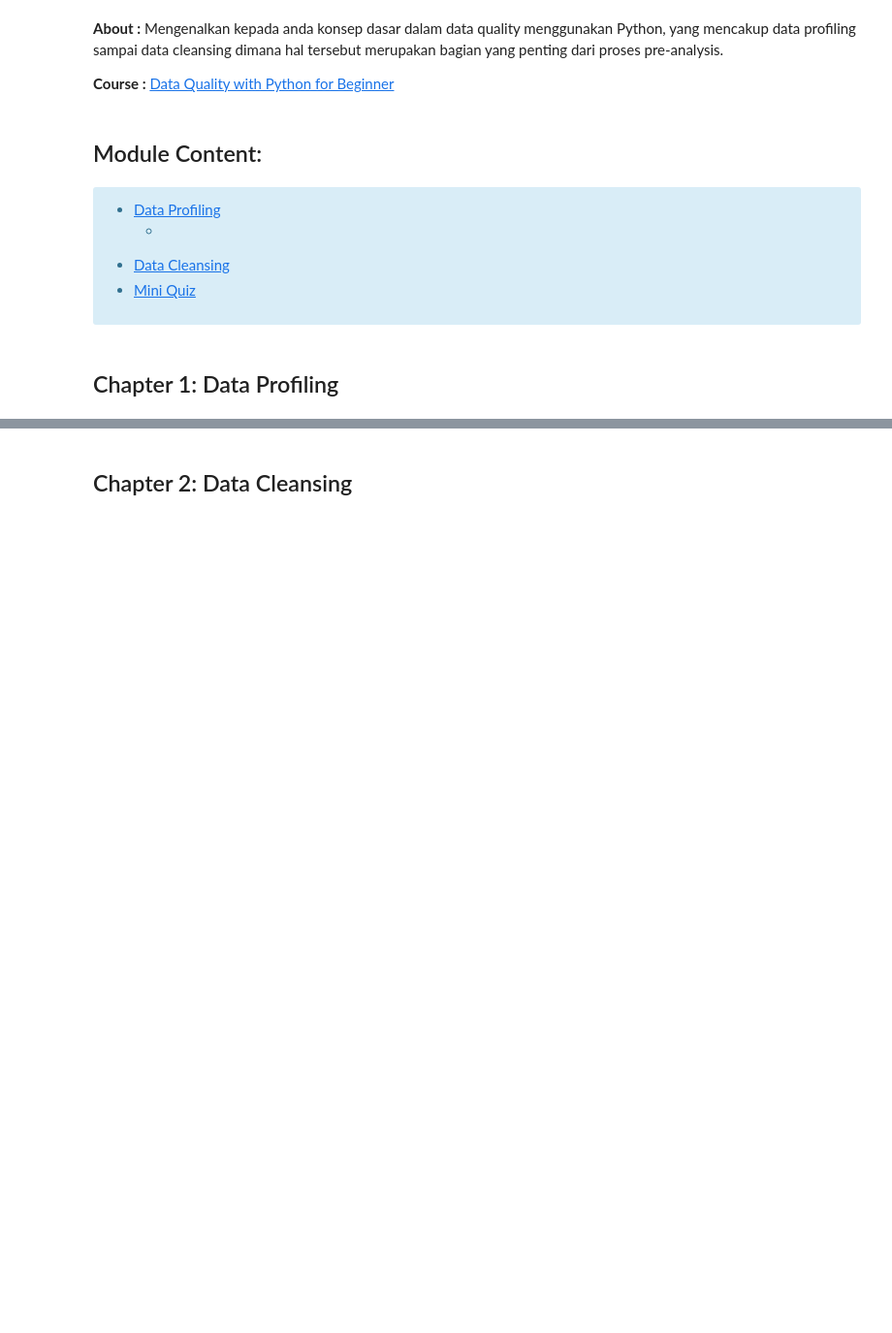
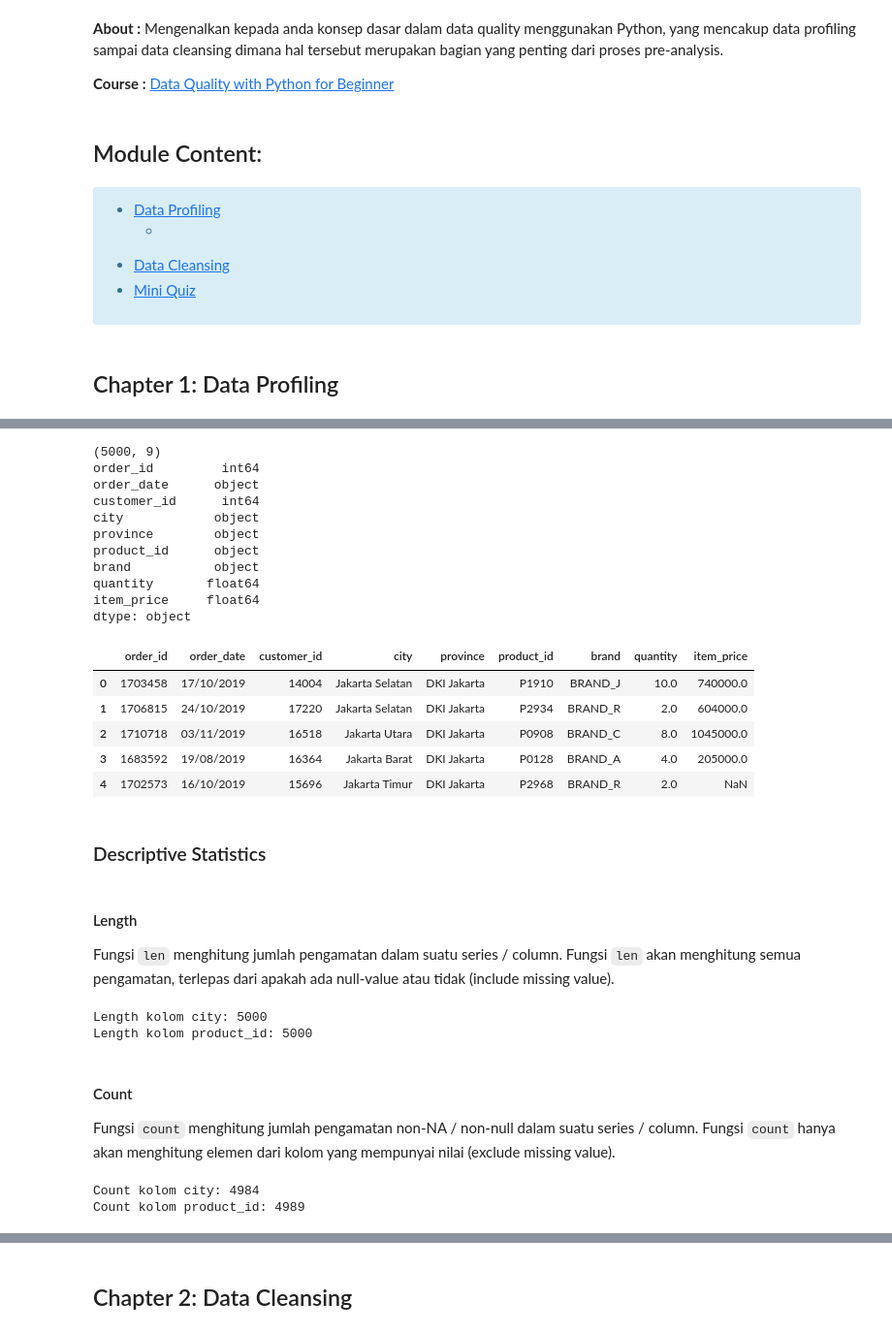
Before and after one commit to himayatulmillah/dqlab-course, a Jupyter notebook: Data Quality with Python for Beginner.ipynb, the cells around one changed output, grey strips where cells are left out. Shown at 97% size. Cells and saved outputs as stored; diff of their text form; code cells hidden in the pictures; blank space fills up the shorter version.

```diff
--- a/Data Quality with Python for Beginner.ipynb
+++ b/Data Quality with Python for Beginner.ipynb
@@ -23,0 +34,64 @@
+# %%
+# import library yang dibutuhkan
+import pandas as pd
+import numpy as np
+import io
+import pandas_profiling
+
+# load dataset
+retail_raw = pd.read_csv('https://dqlab-dataset.s3-ap-southeast-1.amazonaws.com/retail_raw_reduced_data_quality.csv')
+
+# inspeksi data
+print(retail_raw.shape)
+print(retail_raw.dtypes)
+retail_raw.head()
+# %% [output]
+(5000, 9)
+order_id         int64
+order_date      object
+customer_id      int64
+city            object
+province        object
+product_id      object
+brand           object
+quantity       float64
+item_price     float64
+dtype: object
+|  | order_id | order_date | customer_id | city | province | product_id | brand | quantity | item_price |
+| 0 | 1703458 | 17/10/2019 | 14004 | Jakarta Selatan | DKI Jakarta | P1910 | BRAND_J | 10.0 | 740000.0 |
+| 1 | 1706815 | 24/10/2019 | 17220 | Jakarta Selatan | DKI Jakarta | P2934 | BRAND_R | 2.0 | 604000.0 |
+| 2 | 1710718 | 03/11/2019 | 16518 | Jakarta Utara | DKI Jakarta | P0908 | BRAND_C | 8.0 | 1045000.0 |
+| 3 | 1683592 | 19/08/2019 | 16364 | Jakarta Barat | DKI Jakarta | P0128 | BRAND_A | 4.0 | 205000.0 |
+| 4 | 1702573 | 16/10/2019 | 15696 | Jakarta Timur | DKI Jakarta | P2968 | BRAND_R | 2.0 | NaN |
+# %% [markdown]
+<h3><a name="descriptive-statistics"></a>Descriptive Statistics</h3>
+# %% [markdown]
+<h4>Length</h4>
+
+<p>Fungsi <code>len</code> menghitung jumlah pengamatan dalam suatu series / column. Fungsi <code>len</code> akan menghitung semua pengamatan, terlepas dari apakah ada null-value atau tidak (include missing value).</p>
+# %%
+# Kolom city
+length_city = len(retail_raw['city'])
+print('Length kolom city:', length_city)
+
+# Tugas Praktek: Kolom product_id
+length_product_id = len(retail_raw['product_id'])
+print('Length kolom product_id:', length_product_id)
+# %% [output]
+Length kolom city: 5000
+Length kolom product_id: 5000
+# %% [markdown]
+<h4>Count</h4>
+
+<p>Fungsi <code>count</code> menghitung jumlah pengamatan non-NA / non-null dalam suatu series / column. Fungsi <code>count</code> hanya akan menghitung elemen dari kolom yang mempunyai nilai (exclude missing value).</p>
+# %%
+# Count kolom city
+count_city = retail_raw['city'].count()
+print('Count kolom city:', count_city)
+
+# Tugas praktek: count kolom product_id
+count_product_id = retail_raw['product_id'].count()
+print('Count kolom product_id:', count_product_id)
+# %% [output]
+Count kolom city: 4984
+Count kolom product_id: 4989
```
Also changed, not shown: parts of 45 cells of this notebook, 1 other file.
